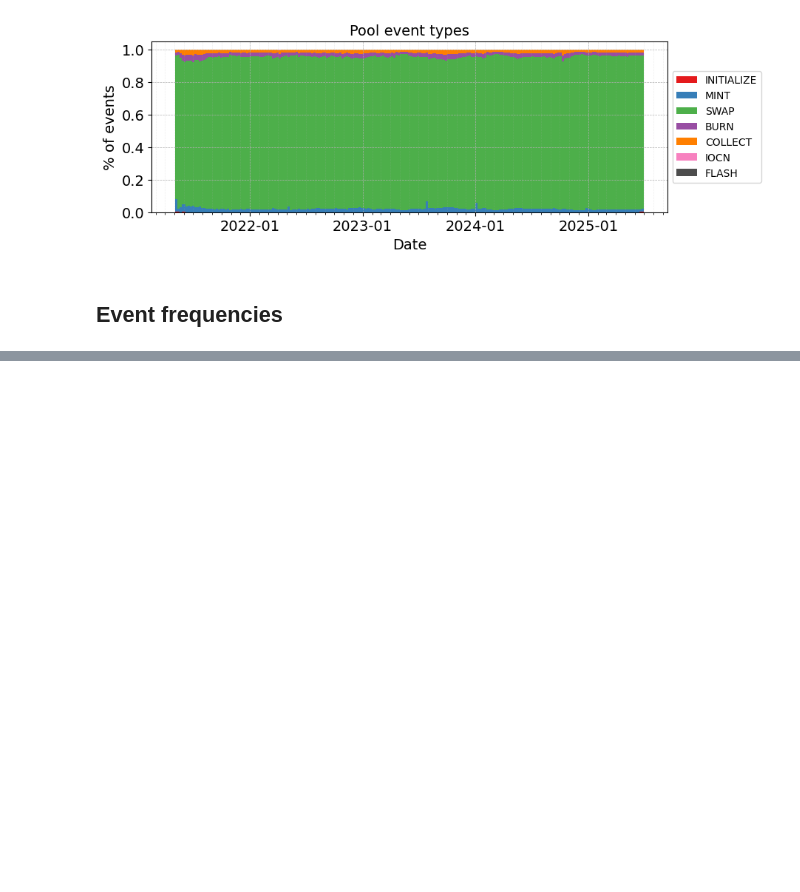
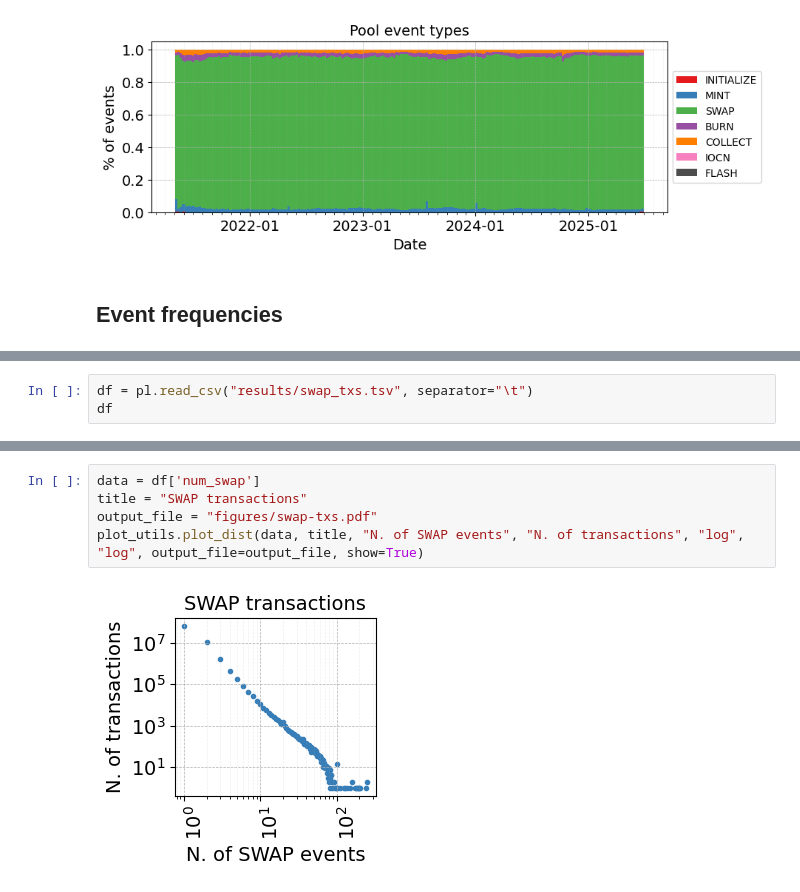
Before and after one commit to mloporchio/UniswapAnalysis, a Jupyter notebook: nb_pool.ipynb, the cells around one changed output, grey strips where cells are left out. Drawn from its saved outputs; the diff is of its cells as text; blank space fills up the shorter version.

```diff
--- a/nb_pool.ipynb
+++ b/nb_pool.ipynb
@@ -240,0 +261,3 @@ Plotting for type FLASH...
+# %%
+df = pl.read_csv("results/swap_txs.tsv", separator="\t")
+df
@@ -240,0 +279,7 @@ Plotting for type FLASH...
+# %%
+data = df['num_swap']
+title = "SWAP transactions"
+output_file = "figures/swap-txs.pdf"
+plot_utils.plot_dist(data, title, "N. of SWAP events", "N. of transactions", "log", "log", output_file=output_file, show=True)
+# %% [output]
+[figure, added]
```
Also changed, not shown: parts of 12 cells of this notebook, 26 other files.
